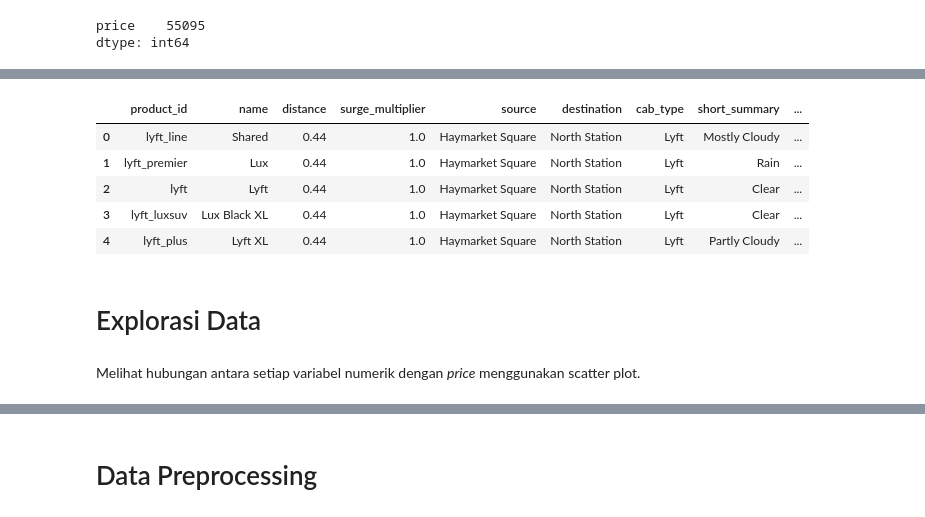
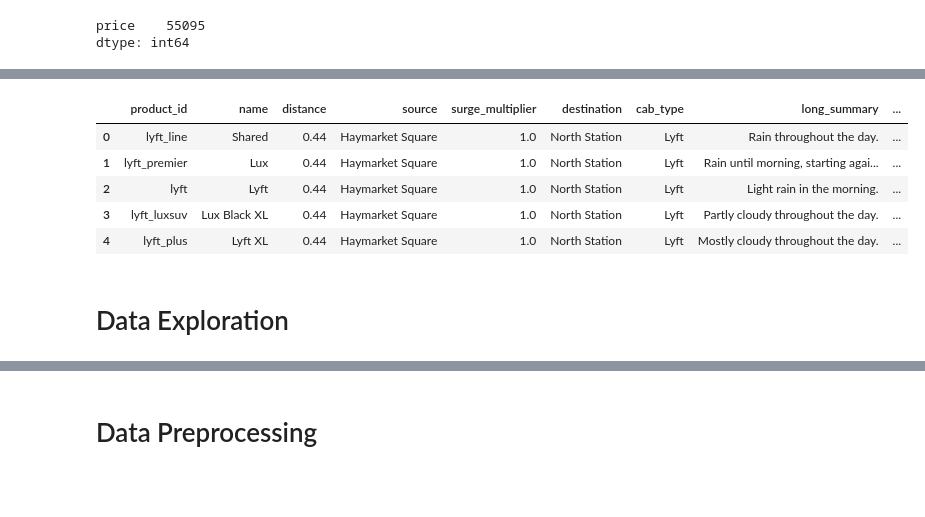
Before and after one commit to darren7753/H8_3, a Jupyter notebook: PYTN_KampusMerdeka_fp1_Athifah_Darren/PYTN_KampusMerdeka_fp1_Athifah_Darren.ipynb, the cells around one changed output, grey strips where cells are left out. Saved outputs shown, nothing was run; the diff lists cells and outputs as text; code cells hidden in the pictures; blank space fills up the shorter version.

```diff
--- a/PYTN_KampusMerdeka_fp1_Athifah_Darren/PYTN_KampusMerdeka_fp1_Athifah_Darren.ipynb
+++ b/PYTN_KampusMerdeka_fp1_Athifah_Darren/PYTN_KampusMerdeka_fp1_Athifah_Darren.ipynb
@@ -64,0 +55,9 @@ Mencari nilai koefisien korelasi antarvariabel numerik dan kategorik dengan meng
+# %%
+price_q1 = df["price"].describe().loc["25%"]
+price_q3 = df["price"].describe().loc["75%"]
+price_iqr = price_q3 - price_q1
+
+price_lower_limit = price_q1 - (1.5 * price_iqr)
+price_upper_limit = price_q3 + (1.5 * price_iqr)
+
+df_without_outliers = df[(df["price"] >= price_lower_limit) & (df["price"] <= price_upper_limit)].copy()
@@ -65,5 +66,5 @@ Mencari nilai koefisien korelasi antarvariabel numerik dan kategorik dengan meng
 # %%
 from dython.nominal import associations
 
-corr = associations(df)
+corr = associations(df_without_outliers)
 # %% [output]
@@ -90,14 +91,12 @@ Melakukan slicing dimana kita hanya mengambil 10 variabel dengan nilai koefisien
 # %%
-df = df[list(top_10_corr.index) + ["price"]]
-df.head()
+df_without_outliers = df_without_outliers[list(top_10_corr.index) + ["price"]]
+df_without_outliers.head()
 # %% [output]
-|  | product_id | name | distance | surge_multiplier | source | destination | cab_type | short_summary | ... |
-| 0 | lyft_line | Shared | 0.44 | 1.0 | Haymarket Square | North Station | Lyft | Mostly Cloudy | ... |
-| 1 | lyft_premier | Lux | 0.44 | 1.0 | Haymarket Square | North Station | Lyft | Rain | ... |
-| 2 | lyft | Lyft | 0.44 | 1.0 | Haymarket Square | North Station | Lyft | Clear | ... |
-| 3 | lyft_luxsuv | Lux Black XL | 0.44 | 1.0 | Haymarket Square | North Station | Lyft | Clear | ... |
-| 4 | lyft_plus | Lyft XL | 0.44 | 1.0 | Haymarket Square | North Station | Lyft | Partly Cloudy | ... |
+|  | product_id | name | distance | source | surge_multiplier | destination | cab_type | long_summary | ... |
+| 0 | lyft_line | Shared | 0.44 | Haymarket Square | 1.0 | North Station | Lyft | Rain throughout the day. | ... |
+| 1 | lyft_premier | Lux | 0.44 | Haymarket Square | 1.0 | North Station | Lyft | Rain until morning, starting agai... | ... |
+| 2 | lyft | Lyft | 0.44 | Haymarket Square | 1.0 | North Station | Lyft | Light rain in the morning. | ... |
+| 3 | lyft_luxsuv | Lux Black XL | 0.44 | Haymarket Square | 1.0 | North Station | Lyft | Partly cloudy throughout the day. | ... |
+| 4 | lyft_plus | Lyft XL | 0.44 | Haymarket Square | 1.0 | North Station | Lyft | Mostly cloudy throughout the day. | ... |
 # %% [markdown]
-# Explorasi Data
+# Data Exploration
-# %% [markdown]
-Melihat hubungan antara setiap variabel numerik dengan *price* menggunakan scatter plot.
```
Also changed, not shown: parts of 78 cells of this notebook.
